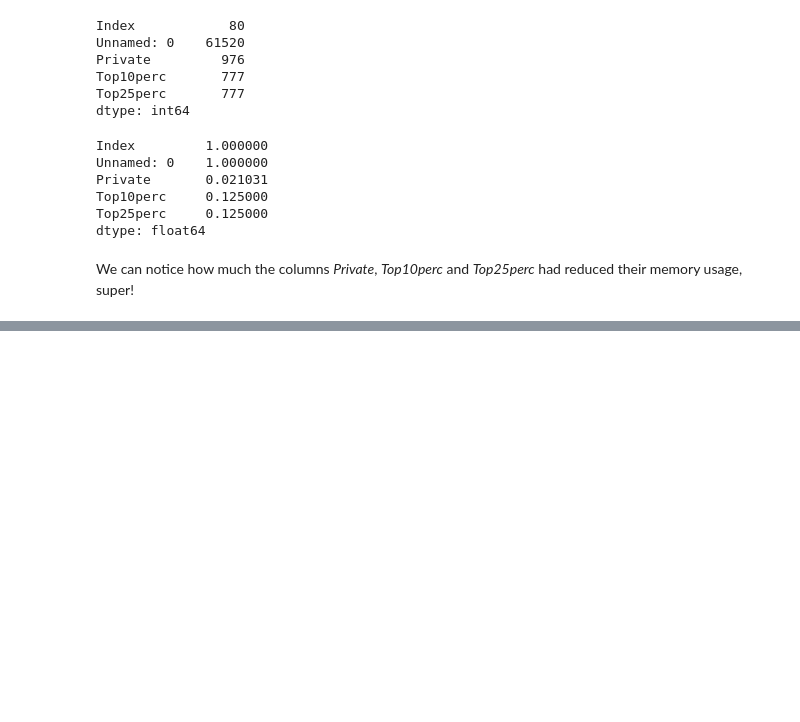
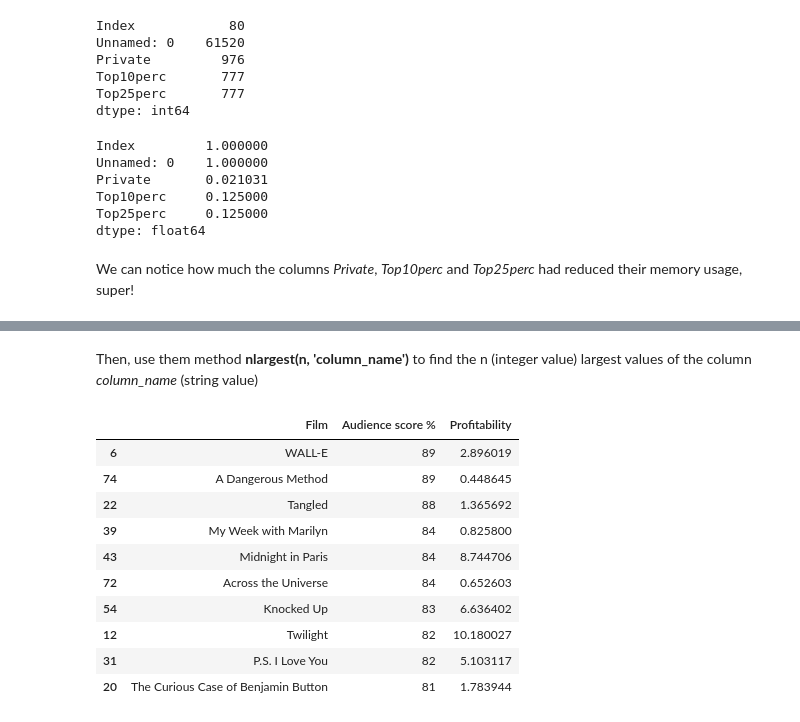
Before and after one commit to pptr3/analysis-data-exploration, a Jupyter notebook: section3/beginning_eda.ipynb, the cells around one changed output, grey strips where cells are left out. Saved outputs shown, nothing was run; the diff lists cells and outputs as text; code cells hidden in the pictures; blank space fills up the shorter version.

Commit message:
complete section3

```diff
--- a/section3/beginning_eda.ipynb
+++ b/section3/beginning_eda.ipynb
@@ -228,0 +231,4 @@ We can notice how much the columns *Private*, *Top10perc* and *Top25perc* had re
+# %%
+movie = pd.read_csv('../section1/data/movies.csv')
+movie2 = movie[['Film', 'Audience score %', 'Profitability']]
+movie2.head()
@@ -228,0 +242,16 @@ We can notice how much the columns *Private*, *Top10perc* and *Top25perc* had re
+# %% [markdown]
+Then, use them method **nlargest(n, 'column_name')** to find the n (integer value) largest values of the column *column_name* (string value)
+# %%
+movie2.nlargest(10, 'Audience score %')
+# %% [output]
+|  | Film | Audience score % | Profitability |
+| 6 | WALL-E | 89 | 2.896019 |
+| 74 | A Dangerous Method | 89 | 0.448645 |
+| 22 | Tangled | 88 | 1.365692 |
+| 39 | My Week with Marilyn | 84 | 0.825800 |
+| 43 | Midnight in Paris | 84 | 8.744706 |
+| 72 | Across the Universe | 84 | 0.652603 |
+| 54 | Knocked Up | 83 | 6.636402 |
+| 12 | Twilight | 82 | 10.180027 |
+| 31 | P.S. I Love You | 82 | 5.103117 |
+| 20 | The Curious Case of Benjamin Button | 81 | 1.783944 |
```
Also changed, not shown: parts of 13 cells of this notebook.
